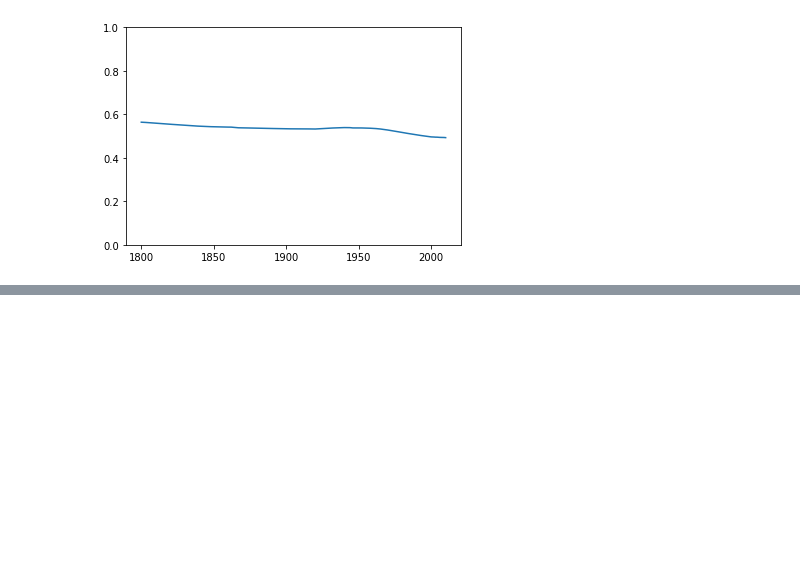
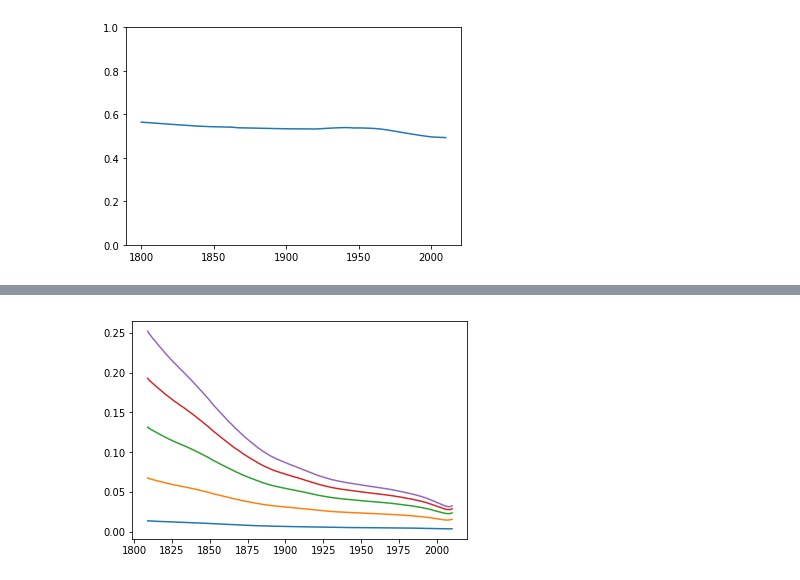
Before and after one commit to zhuowei/FamilinxAnalysis, a Jupyter notebook: process_output/Familinx_Analyze.ipynb, the cells around one changed output, grey strips where cells are left out. Saved outputs shown, nothing was run; the diff lists cells and outputs as text; code cells hidden in the pictures; blank space fills up the shorter version.

```diff
--- a/process_output/Familinx_Analyze.ipynb
+++ b/process_output/Familinx_Analyze.ipynb
@@ -54,0 +85,10 @@ graph_male_female_ratio()
+# %%
+def graph_relative_descendants_per_year():
+    #plt.plot(x_years, total_per_year, label="Total")
+    start = 1809 - 1800
+    total = total_per_year[start:]
+    for i in range(len(ratios)):
+        plt.plot(x_years[start:], descendants_counts[i][start:] / total, label=ratios[i] + "%")
+graph_relative_descendants_per_year()
+# %% [output]
+[figure, added]
```
Also changed, not shown: parts of 6 cells of this notebook, 2 other files.
